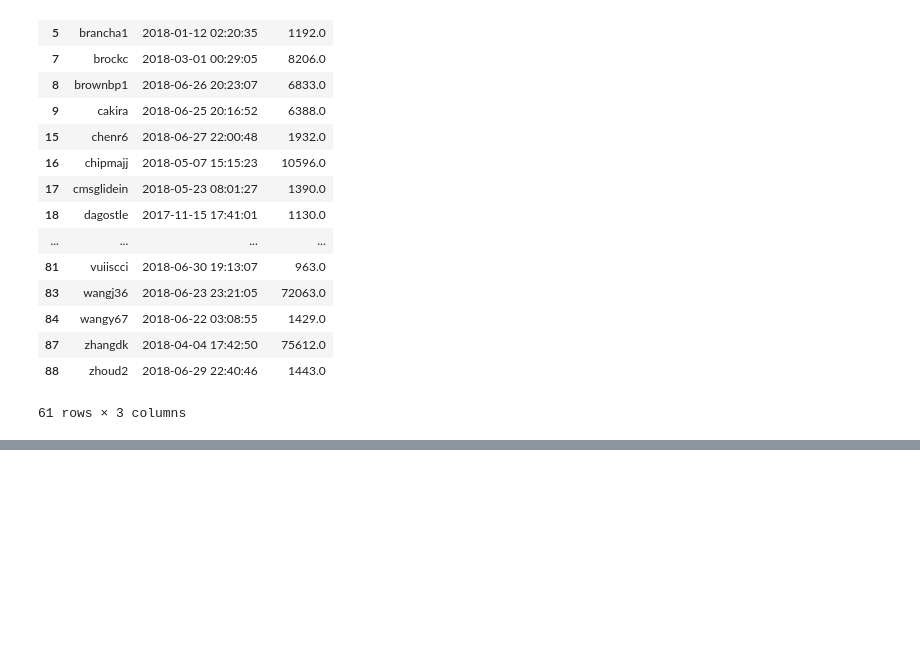
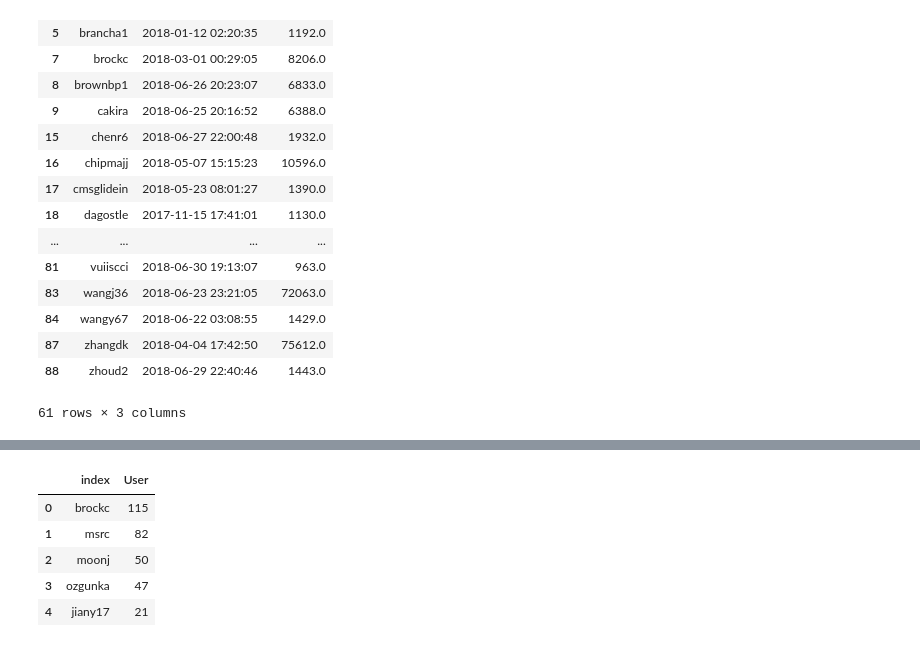
Before and after one commit to Cjcarlevato/data-question-2-dream-crushers, a Jupyter notebook: ACCREdata-Copy1.ipynb, the cells around one changed output, grey strips where cells are left out. Cells and saved outputs as stored; diff of their text form; code cells hidden in the pictures; blank space fills up the shorter version.

```diff
--- a/ACCREdata-Copy1.ipynb
+++ b/ACCREdata-Copy1.ipynb
@@ -204,3 +128,0 @@ pu3.head()
-# %%
-# created new column to possibly use in place of JobIDRaw
-pu3['count_num']=pu3
@@ -277,0 +212,10 @@ rolling_user_max.shape #Out of 89 users, 61 users have produced more than 500 jo
+# %%
+repeated_offender = pd.DataFrame(r_o).reset_index()
+repeated_offender.head()
+# %% [output]
+|  | index | User |
+| 0 | brockc | 115 |
+| 1 | msrc | 82 |
+| 2 | moonj | 50 |
+| 3 | ozgunka | 47 |
+| 4 | jiany17 | 21 |
```
Also changed, not shown: parts of 34 cells of this notebook.
